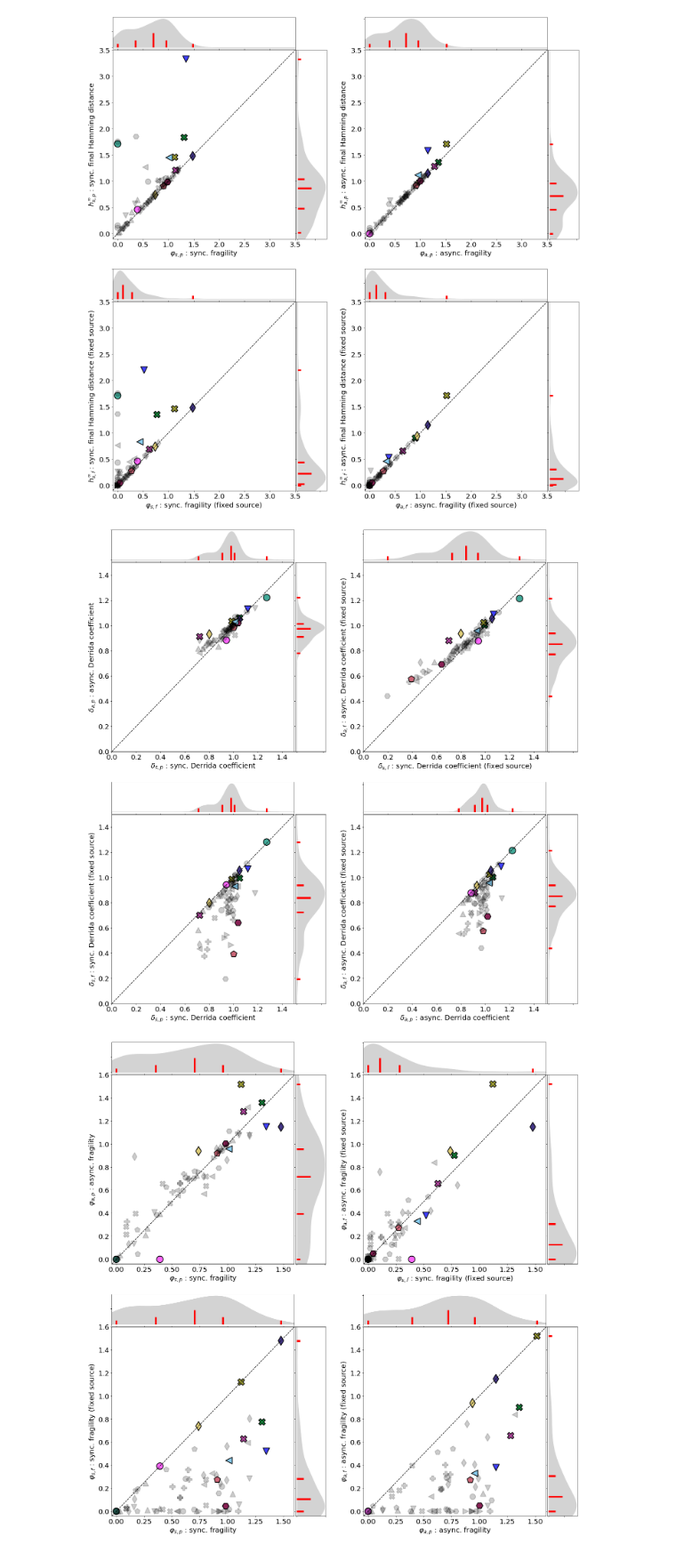
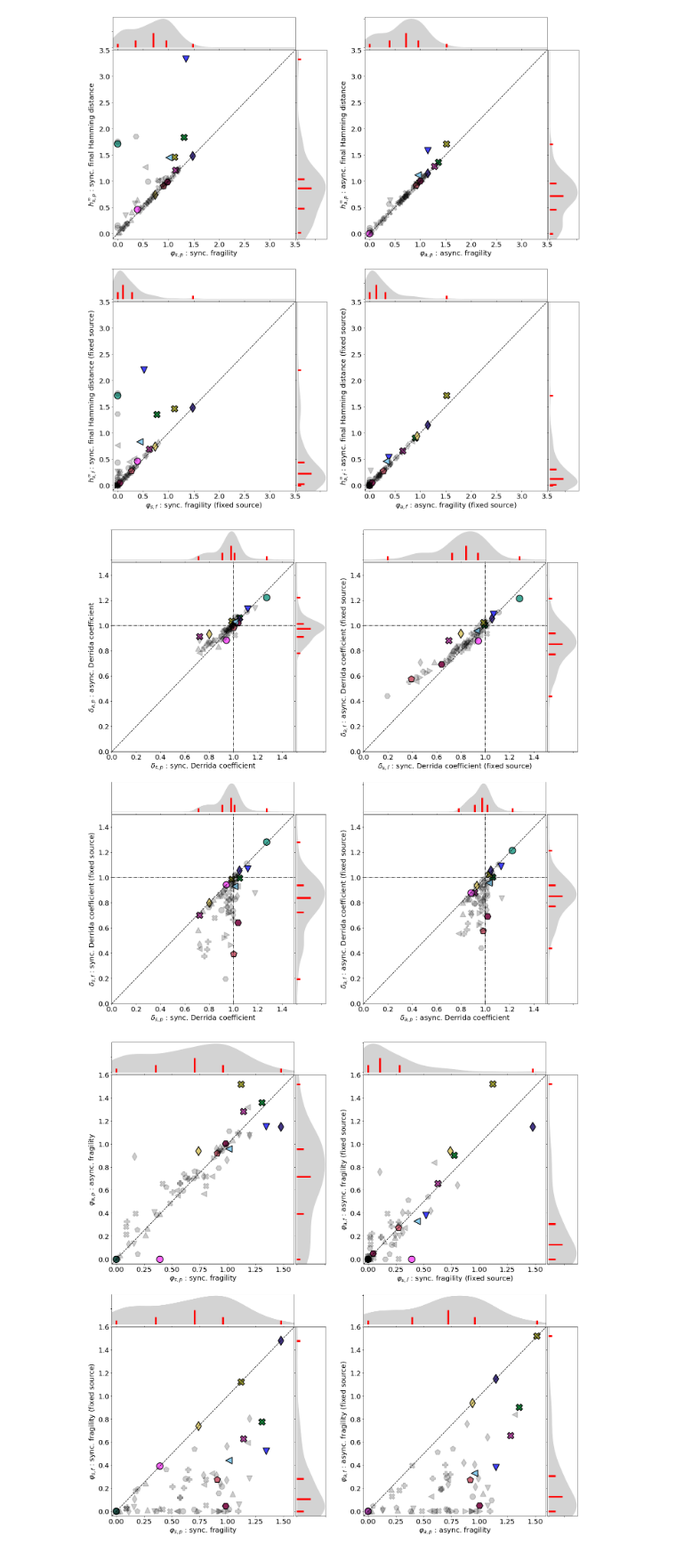
Before and after one commit to kyuhyongpark/cubewalkers-analysis, a Jupyter notebook: perturbation_output_analysis.ipynb, the cells around one changed output. Shown at 89% size. Saved outputs shown, nothing was run; the diff lists cells and outputs as text; code cells hidden in the pictures.

Commit message:
remade region plots

```diff
--- a/perturbation_output_analysis.ipynb
+++ b/perturbation_output_analysis.ipynb
@@ -197,7 +197,7 @@ plt.show()
 # %% [output]
 [figure]
 # %%
-def comparison_plots(vars):
+def comparison_plots(vars, hlines=None, vlines=None, quads=None):
     icount = len(vars)
     jcount = len(vars[0])
 
@@ -229,14 +229,35 @@ def comparison_plots(vars):
         axd['s0'].set_xlabel(px.label)
         axd['s0'].set_ylabel(py.label)
         axd['s0'].set_xlim(xmin,xmax)
-        axd['s0'].set_ylim(xmin,xmax)
+        axd['s0'].set_ylim(ymin,ymax)
+
+        if hlines:
+            axd['s0'].hlines(hlines,xmin,xmax,color='k',linestyle='-.')
+        if vlines:
+            axd['s0'].vlines(vlines,ymin,ymax,color='k',linestyle='-.')
+
+        if quads:
+            sx, sy, quad_colors, quad_names = quads # top right, then counter-clockwise
+            regions = [
+                Rectangle((sx,sx),xmax-sx,ymax-sy,color=quad_colors[0]),
+                Rectangle((xmin,sy),sx-xmin,ymax-sy,color=quad_colors[1]),
+                Rectangle((xmin,ymin),sx-xmin,sy-ymin,color=quad_colors[2]),
+                Rectangle((sx,ymin),xmax-sx,sy-ymin,color=quad_colors[3]),
+                ]
+            for r in regions:
+                axd['s0'].add_patch(r)
+            axd['s0'].annotate(quad_names[0],xy=((xmax+sx)/2,(ymax+sy)/2),ha='center',va='center')
+            axd['s0'].annotate(quad_names[1],xy=((xmin+sx)/2,(ymax+sy)/2),ha='center',va='center')
+            axd['s0'].annotate(quad_names[2],xy=((xmin+sx)/2,(ymin+sy)/2),ha='center',va='center')
+            axd['s0'].annotate(quad_names[3],xy=((xmax+sx)/2,(ymin+sy)/2),ha='center',va='center')
+
         axd['x0'].sharex(axd['s0'])
         axd['y0'].sharey(axd['s0'])
         axd['x0'].tick_params(axis="x", labelbottom=False)
         axd['y0'].tick_params(axis="x", labelbottom=False)
         axd['x0'].tick_params(axis="y", labelleft=False)
         axd['y0'].tick_params(axis="y", labelleft=False)
-        # axd['x0'].hist(QC[vx],bins=20,range=(xmin,xmax),color='red')
+
         dx = gaussian_kde(QC[vx])
         lx = np.linspace(xmin,xmax,1000)
         dlx = dx(lx)
@@ -247,7 +268,9 @@ def comparison_plots(vars):
         dly = dy(ly)
         axd['y0'].fill_betweenx(ly,dly,color='lightgrey')
         axd['y0'].hlines(np.quantile(QC[vy],[0.0,0.25,0.5,0.75,1.0]),0,np.array([0.25,0.5,1.0,0.5,0.25])*max(dly)/2,linewidth=5,color='red')
-        # axd['y0'].hist(QC[vy],density=True,orientation='horizontal',bins=20,range=(ymin,ymax),color='grey')
+
+
+
         figs[i,j].subplots_adjust(hspace=0.01,wspace=0.01)
     fig.subplots_adjust(bottom=0.0,left=0.05)
     return fig
@@ -305,20 +328,20 @@ fig.savefig(f'./data/{models_dir}/figures/Hamming-Fragility.pdf',bbox_inches='ti
 # %%
 vars = [
     [
         (PlotVar('SDC',0.0,1.5),PlotVar('ADC',0.0,1.5)),
         (PlotVar('SDCNS',0.0,1.5),PlotVar('ADCNS',0.0,1.5)),
     ],
     [
         (PlotVar('SDC',0.0,1.5),PlotVar('SDCNS',0.0,1.5)),
         (PlotVar('ADC',0.0,1.5),PlotVar('ADCNS',0.0,1.5)),
     ],
 ]
 
-fig = comparison_plots(vars)
+fig = comparison_plots(vars, vlines=[1.0], hlines=[1.0])
 fig.savefig(f'./data/{models_dir}/figures/Derrida_comparison.png',bbox_inches='tight')
 fig.savefig(f'./data/{models_dir}/figures/Derrida_comparison.pdf',bbox_inches='tight')
 # %% [output]
-[figure, old version]
+[figure, new version]
 # %%
 vars = [
     [
```
Also changed, not shown: parts of 4 cells of this notebook, 11 other files.
